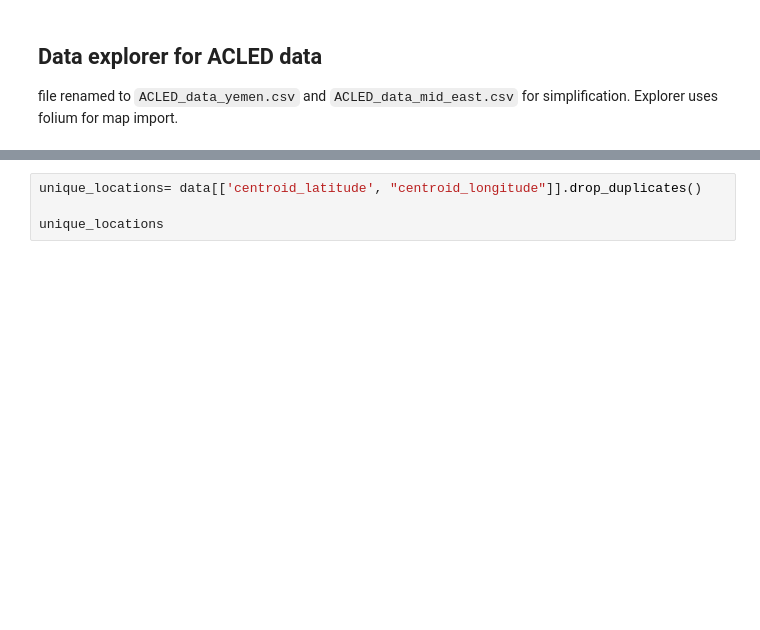
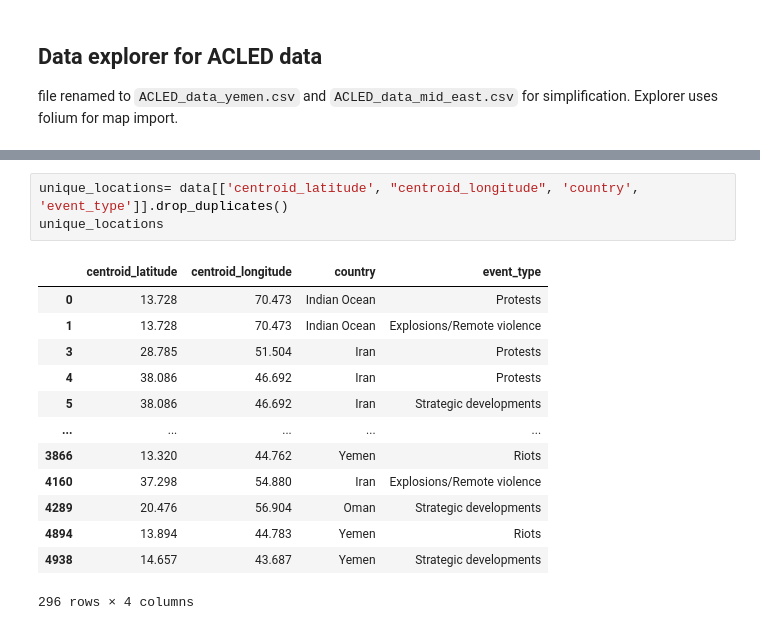
Before and after one commit to bxj6260/CIP_HS2026_107, a Jupyter notebook: data_exploration/data_explorer.ipynb, the cells around one changed output, grey strips where cells are left out. Saved outputs shown, nothing was run; the diff lists cells and outputs as text; blank space fills up the shorter version.

```diff
--- a/data_exploration/data_explorer.ipynb
+++ b/data_exploration/data_explorer.ipynb
@@ -14,4 +26,17 @@ data
 # %%
-unique_locations= data[['centroid_latitude', "centroid_longitude"]].drop_duplicates()
-
+unique_locations= data[['centroid_latitude', "centroid_longitude", 'country', 'event_type']].drop_duplicates()
 unique_locations
+# %% [output]
+|  | centroid_latitude | centroid_longitude | country | event_type |
+| 0 | 13.728 | 70.473 | Indian Ocean | Protests |
+| 1 | 13.728 | 70.473 | Indian Ocean | Explosions/Remote violence |
+| 3 | 28.785 | 51.504 | Iran | Protests |
+| 4 | 38.086 | 46.692 | Iran | Protests |
+| 5 | 38.086 | 46.692 | Iran | Strategic developments |
+| ... | ... | ... | ... | ... |
+| 3866 | 13.320 | 44.762 | Yemen | Riots |
+| 4160 | 37.298 | 54.880 | Iran | Explosions/Remote violence |
+| 4289 | 20.476 | 56.904 | Oman | Strategic developments |
+| 4894 | 13.894 | 44.783 | Yemen | Riots |
+| 4938 | 14.657 | 43.687 | Yemen | Strategic developments |
+296 rows × 4 columns
```
Also changed, not shown: parts of 8 cells of this notebook, 2 other files.
